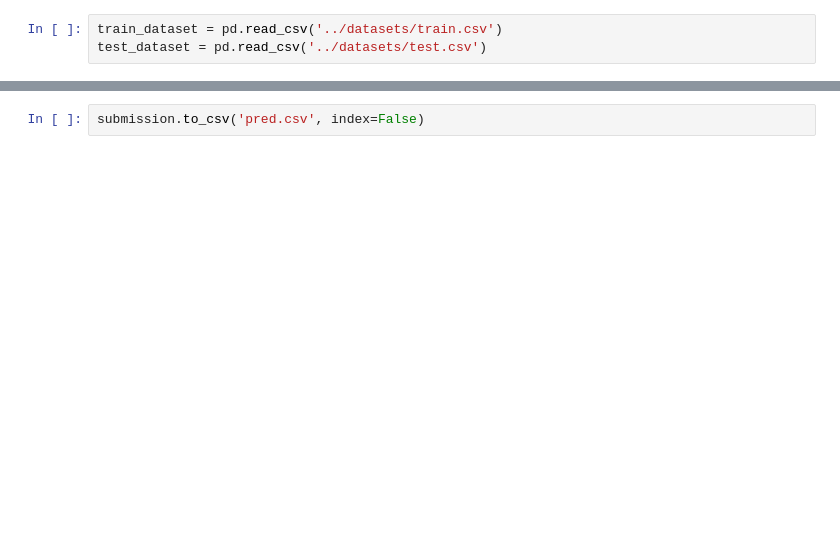
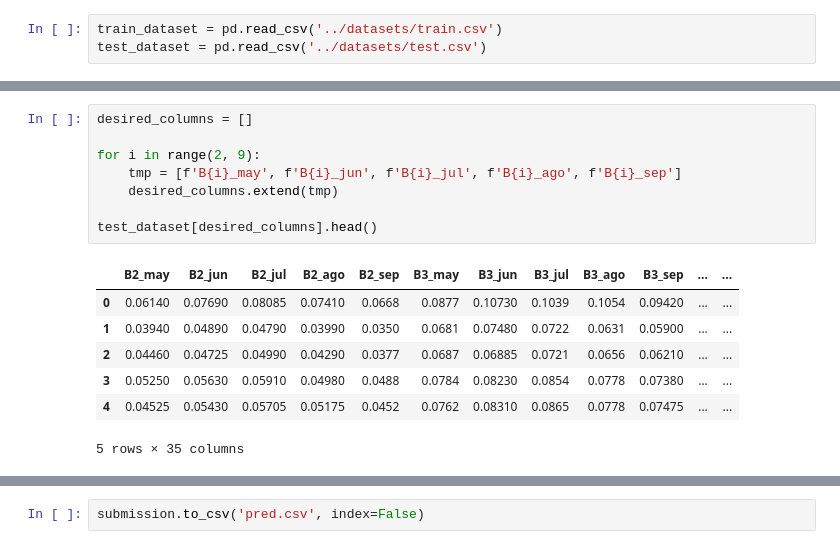
Before and after one commit to TeimasTeimoso/UEvora, a Jupyter notebook: MSc/Aprendizagem/Trabalho 2/a_t2/main.ipynb, the cells around one changed output, grey strips where cells are left out. Saved outputs shown, nothing was run; the diff lists cells and outputs as text; blank space fills up the shorter version.

```diff
--- a/MSc/Aprendizagem/Trabalho 2/a_t2/main.ipynb
+++ b/MSc/Aprendizagem/Trabalho 2/a_t2/main.ipynb
@@ -19,0 +54,16 @@ RandomForestRegressor(max_depth=50, n_estimators=300, n_jobs=-1)
+# %%
+desired_columns = []
+
+for i in range(2, 9):
+    tmp = [f'B{i}_may', f'B{i}_jun', f'B{i}_jul', f'B{i}_ago', f'B{i}_sep']
+    desired_columns.extend(tmp)
+
+test_dataset[desired_columns].head()
+# %% [output]
+|  | B2_may | B2_jun | B2_jul | B2_ago | B2_sep | B3_may | B3_jun | B3_jul | B3_ago | B3_sep | ... | ... |
+| 0 | 0.06140 | 0.07690 | 0.08085 | 0.07410 | 0.0668 | 0.0877 | 0.10730 | 0.1039 | 0.1054 | 0.09420 | ... | ... |
+| 1 | 0.03940 | 0.04890 | 0.04790 | 0.03990 | 0.0350 | 0.0681 | 0.07480 | 0.0722 | 0.0631 | 0.05900 | ... | ... |
+| 2 | 0.04460 | 0.04725 | 0.04990 | 0.04290 | 0.0377 | 0.0687 | 0.06885 | 0.0721 | 0.0656 | 0.06210 | ... | ... |
+| 3 | 0.05250 | 0.05630 | 0.05910 | 0.04980 | 0.0488 | 0.0784 | 0.08230 | 0.0854 | 0.0778 | 0.07380 | ... | ... |
+| 4 | 0.04525 | 0.05430 | 0.05705 | 0.05175 | 0.0452 | 0.0762 | 0.08310 | 0.0865 | 0.0778 | 0.07475 | ... | ... |
+5 rows × 35 columns
```
Also changed, not shown: parts of 17 cells of this notebook, 3 other files.
